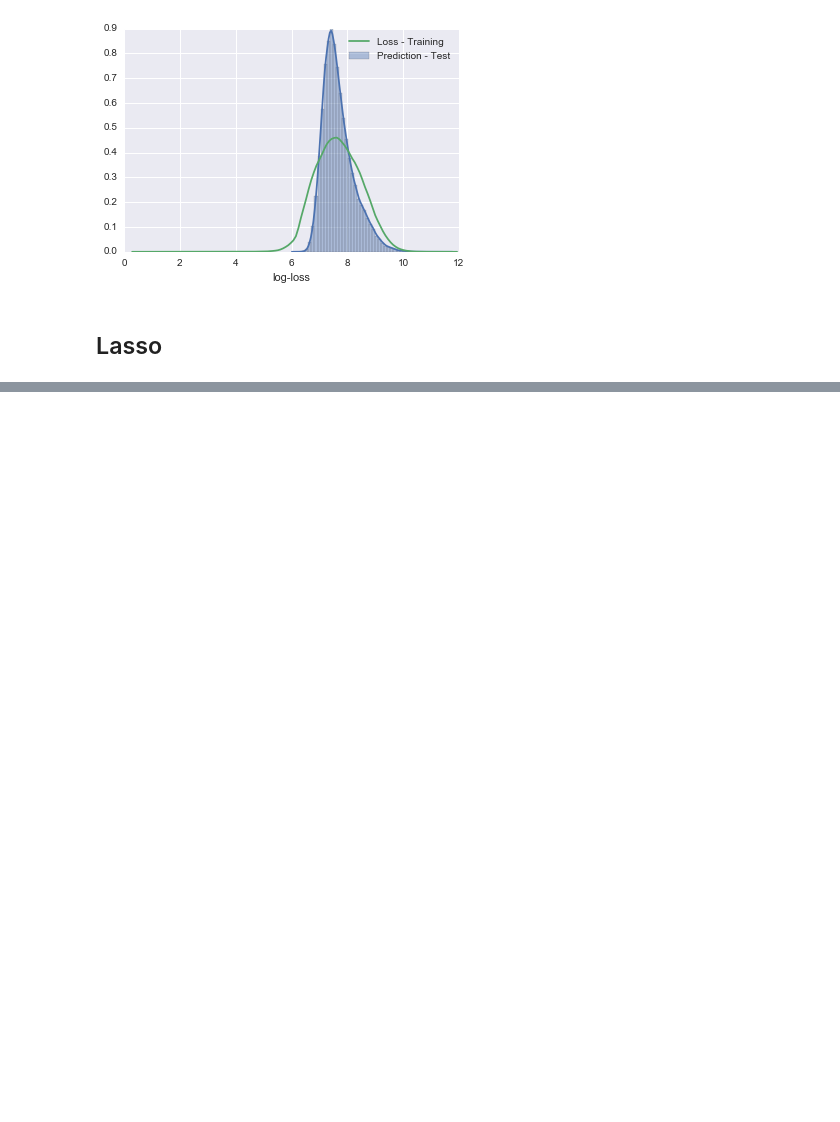
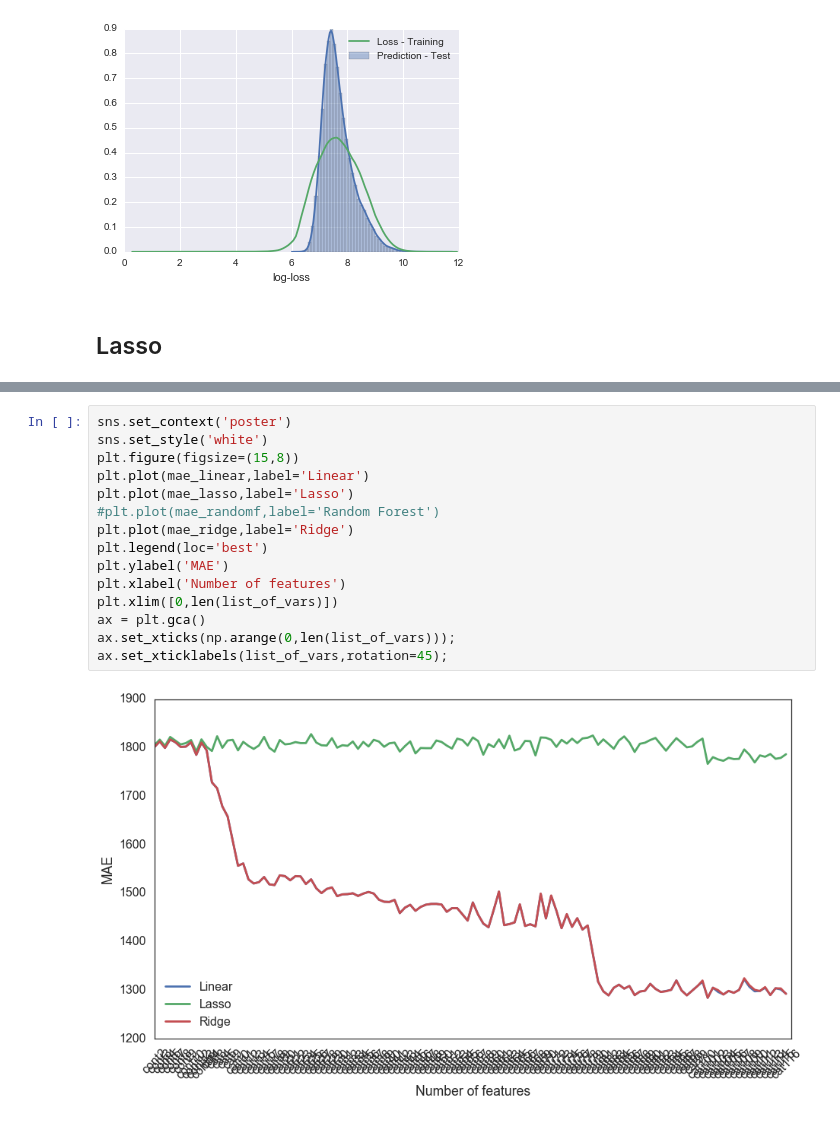
Before and after one commit to ewillmot/kaggle-allstate, a Jupyter notebook: notebooks/20161031_KEW_linearmodels.ipynb, the cells around one changed output, grey strips where cells are left out. Drawn from its saved outputs; the diff is of its cells as text; blank space fills up the shorter version.

```diff
--- a/notebooks/20161031_KEW_linearmodels.ipynb
+++ b/notebooks/20161031_KEW_linearmodels.ipynb
@@ -188,0 +294,17 @@ plt.hlines(1298,0.1,1.0)
+# %%
+sns.set_context('poster')
+sns.set_style('white')
+plt.figure(figsize=(15,8))
+plt.plot(mae_linear,label='Linear')
+plt.plot(mae_lasso,label='Lasso')
+#plt.plot(mae_randomf,label='Random Forest')
+plt.plot(mae_ridge,label='Ridge')
+plt.legend(loc='best')
+plt.ylabel('MAE')
+plt.xlabel('Number of features')
+plt.xlim([0,len(list_of_vars)])
+ax = plt.gca()
+ax.set_xticks(np.arange(0,len(list_of_vars)));
+ax.set_xticklabels(list_of_vars,rotation=45);
+# %% [output]
+[figure, added]
```
Also changed, not shown: parts of 9 cells of this notebook.
